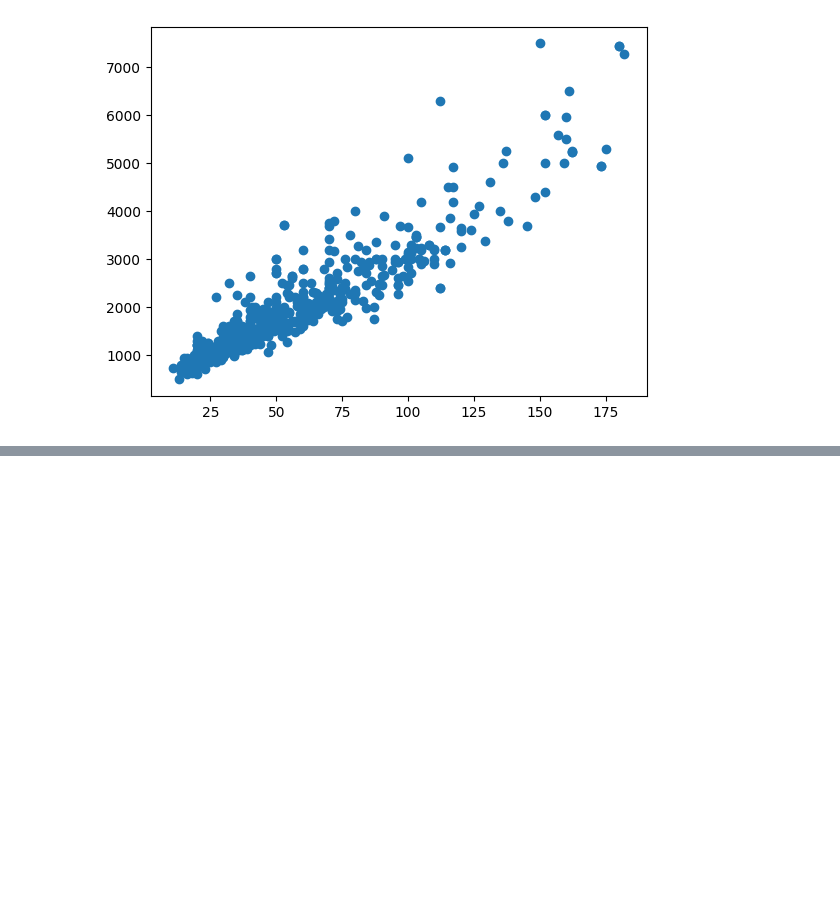
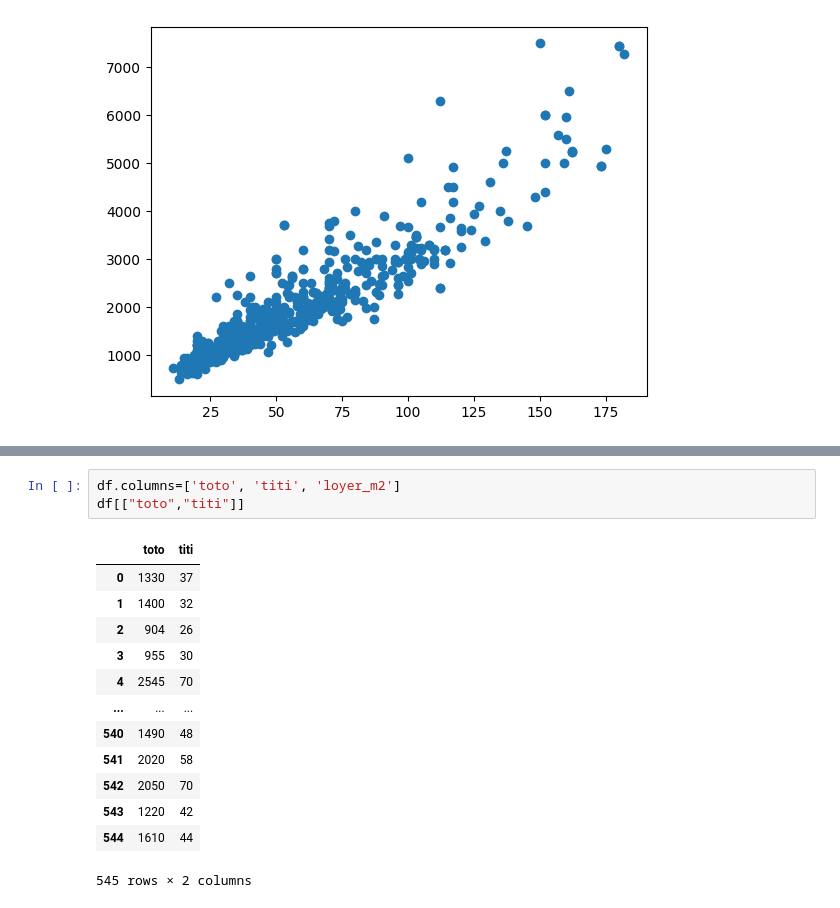
Before and after one commit to cyrilvincent/math, a Jupyter notebook: demo_pandas.ipynb, the cells around one changed output, grey strips where cells are left out. Drawn from its saved outputs; the diff is of its cells as text; blank space fills up the shorter version.

```diff
--- a/demo_pandas.ipynb
+++ b/demo_pandas.ipynb
@@ -91,0 +112,17 @@ plt.scatter(df_filtre["surface"], df_filtre["loyer"])
+# %%
+df.columns=['toto', 'titi', 'loyer_m2']
+df[["toto","titi"]]
+# %% [output]
+|  | toto | titi |
+| 0 | 1330 | 37 |
+| 1 | 1400 | 32 |
+| 2 | 904 | 26 |
+| 3 | 955 | 30 |
+| 4 | 2545 | 70 |
+| ... | ... | ... |
+| 540 | 1490 | 48 |
+| 541 | 2020 | 58 |
+| 542 | 2050 | 70 |
+| 543 | 1220 | 42 |
+| 544 | 1610 | 44 |
+545 rows × 2 columns
```
Also changed, not shown: parts of 11 cells of this notebook, 1 other file.
